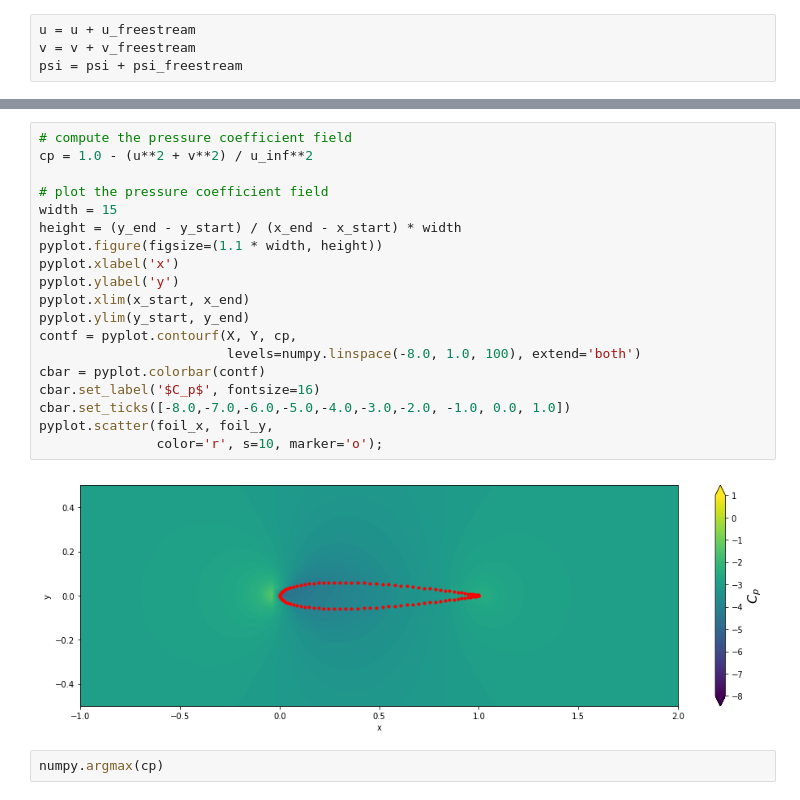
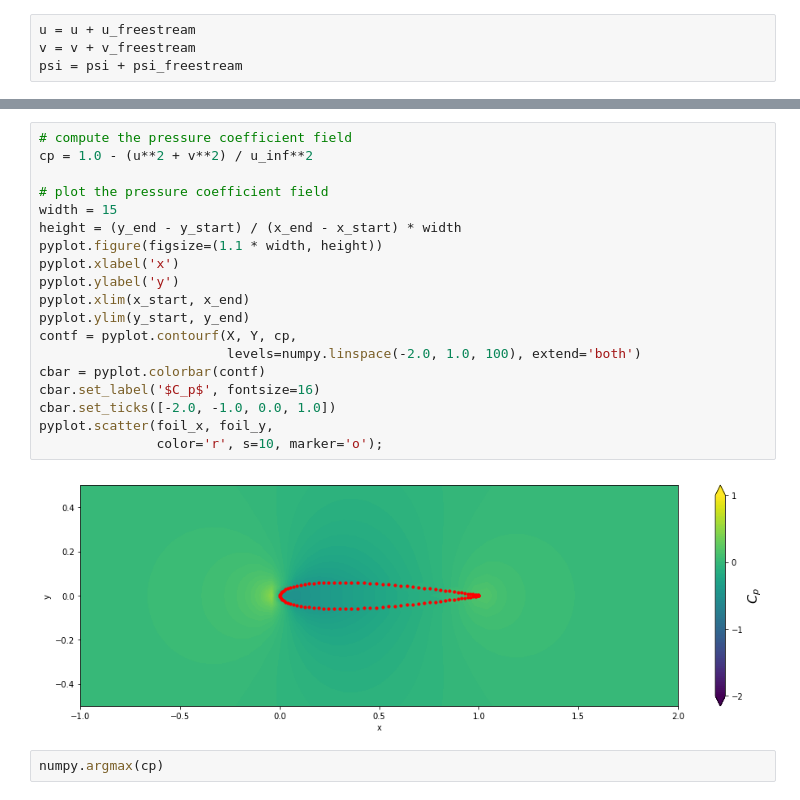
Before and after one commit to asabbagha/MAE6226, a Jupyter notebook: Assignment1.ipynb, the cells around one changed output, grey strips where cells are left out. Cells and saved outputs as stored; diff of their text form.

```diff
--- a/Assignment1.ipynb
+++ b/Assignment1.ipynb
@@ -82,24 +82,24 @@ pyplot.scatter(x_stagnation, y_stagnation, color='g', s=5, marker='o');
 # %%
 # compute the pressure coefficient field
 cp = 1.0 - (u**2 + v**2) / u_inf**2
 
 # plot the pressure coefficient field
 width = 15
 height = (y_end - y_start) / (x_end - x_start) * width
 pyplot.figure(figsize=(1.1 * width, height))
 pyplot.xlabel('x')
 pyplot.ylabel('y')
 pyplot.xlim(x_start, x_end)
 pyplot.ylim(y_start, y_end)
 contf = pyplot.contourf(X, Y, cp,
-                        levels=numpy.linspace(-8.0, 1.0, 100), extend='both')
+                        levels=numpy.linspace(-2.0, 1.0, 100), extend='both')
 cbar = pyplot.colorbar(contf)
 cbar.set_label('$C_p$', fontsize=16)
-cbar.set_ticks([-8.0,-7.0,-6.0,-5.0,-4.0,-3.0,-2.0, -1.0, 0.0, 1.0])
+cbar.set_ticks([-2.0, -1.0, 0.0, 1.0])
 pyplot.scatter(foil_x, foil_y,
                color='r', s=10, marker='o');
 # %% [output]
-[figure, old version]
+[figure, new version]
 # %%
 numpy.argmax(cp)
 # %% [output]
```
Also changed, not shown: parts of 3 cells of this notebook.
